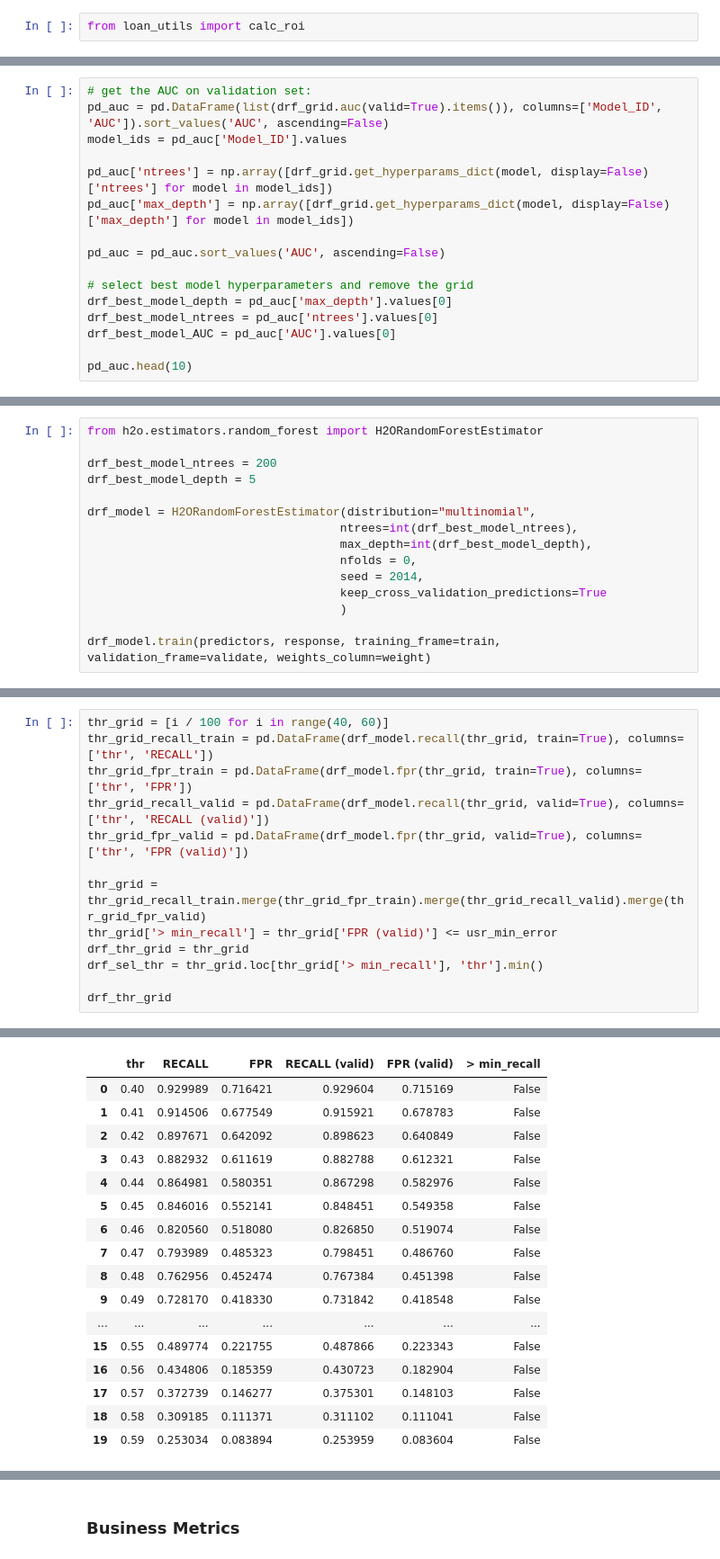
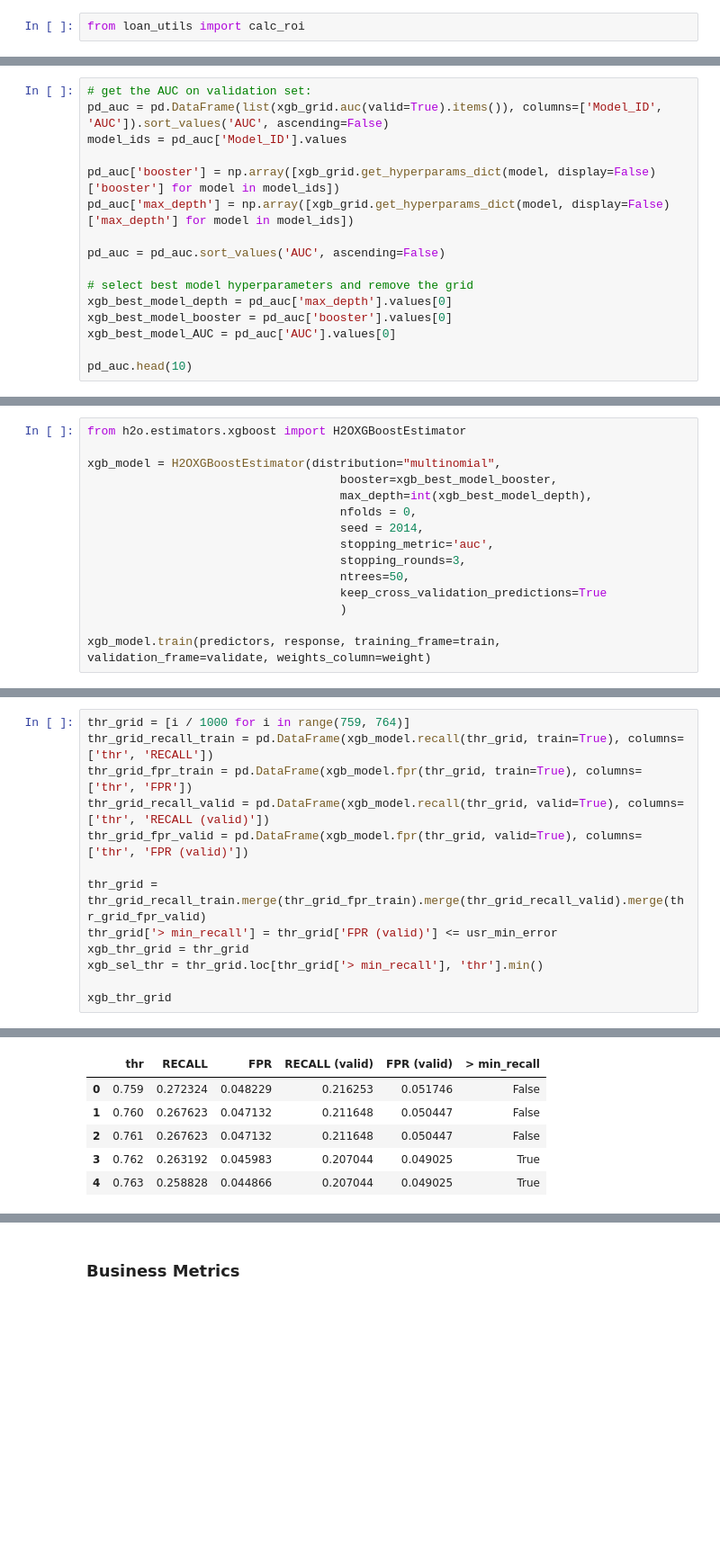
Before and after one commit to jakubglinka/ml-loan, a Jupyter notebook: notebooks/loan_defaults_prediction.ipynb, the cells around one changed output, grey strips where cells are left out. Shown: that part at 90% size. Drawn from its saved outputs; the diff is of its cells as text; blank space fills up the shorter version.

```diff
--- a/notebooks/loan_defaults_prediction.ipynb
+++ b/notebooks/loan_defaults_prediction.ipynb
@@ -1149,17 +1229,17 @@ drf_grid.train(predictors, response, training_frame=train, validation_frame=vali
 # %%
 # get the AUC on validation set:
-pd_auc = pd.DataFrame(list(drf_grid.auc(valid=True).items()), columns=['Model_ID', 'AUC']).sort_values('AUC', ascending=False)
+pd_auc = pd.DataFrame(list(xgb_grid.auc(valid=True).items()), columns=['Model_ID', 'AUC']).sort_values('AUC', ascending=False)
 model_ids = pd_auc['Model_ID'].values
 
-pd_auc['ntrees'] = np.array([drf_grid.get_hyperparams_dict(model, display=False)['ntrees'] for model in model_ids])
-pd_auc['max_depth'] = np.array([drf_grid.get_hyperparams_dict(model, display=False)['max_depth'] for model in model_ids])
+pd_auc['booster'] = np.array([xgb_grid.get_hyperparams_dict(model, display=False)['booster'] for model in model_ids])
+pd_auc['max_depth'] = np.array([xgb_grid.get_hyperparams_dict(model, display=False)['max_depth'] for model in model_ids])
 
 pd_auc = pd_auc.sort_values('AUC', ascending=False)
 
 # select best model hyperparameters and remove the grid
-drf_best_model_depth = pd_auc['max_depth'].values[0]
-drf_best_model_ntrees = pd_auc['ntrees'].values[0]
-drf_best_model_AUC = pd_auc['AUC'].values[0]
+xgb_best_model_depth = pd_auc['max_depth'].values[0]
+xgb_best_model_booster = pd_auc['booster'].values[0]
+xgb_best_model_AUC = pd_auc['AUC'].values[0]
 
 pd_auc.head(10)
 # %% [output]
@@ -1175,16 +1259,16 @@ pd_auc.head(10)
 # %%
-from h2o.estimators.random_forest import H2ORandomForestEstimator
+from h2o.estimators.xgboost import H2OXGBoostEstimator
 
-drf_best_model_ntrees = 200
-drf_best_model_depth = 5
-
-drf_model = H2ORandomForestEstimator(distribution="multinomial",
-                                    ntrees=int(drf_best_model_ntrees),
-                                    max_depth=int(drf_best_model_depth),
+xgb_model = H2OXGBoostEstimator(distribution="multinomial",
+                                    booster=xgb_best_model_booster,
+                                    max_depth=int(xgb_best_model_depth),
                                     nfolds = 0,
                                     seed = 2014,
+                                    stopping_metric='auc',
+                                    stopping_rounds=3,
+                                    ntrees=50,
                                     keep_cross_validation_predictions=True
                                     )
 
-drf_model.train(predictors, response, training_frame=train, validation_frame=validate, weights_column=weight)
+xgb_model.train(predictors, response, training_frame=train, validation_frame=validate, weights_column=weight)
 # %% [output]
@@ -1196,14 +1280,14 @@ drf_model.plot()
 # %%
-thr_grid = [i / 100 for i in range(40, 60)]
-thr_grid_recall_train = pd.DataFrame(drf_model.recall(thr_grid, train=True), columns=['thr', 'RECALL'])
-thr_grid_fpr_train = pd.DataFrame(drf_model.fpr(thr_grid, train=True), columns=['thr', 'FPR'])
-thr_grid_recall_valid = pd.DataFrame(drf_model.recall(thr_grid, valid=True), columns=['thr', 'RECALL (valid)'])
-thr_grid_fpr_valid = pd.DataFrame(drf_model.fpr(thr_grid, valid=True), columns=['thr', 'FPR (valid)'])
+thr_grid = [i / 1000 for i in range(759, 764)]
+thr_grid_recall_train = pd.DataFrame(xgb_model.recall(thr_grid, train=True), columns=['thr', 'RECALL'])
+thr_grid_fpr_train = pd.DataFrame(xgb_model.fpr(thr_grid, train=True), columns=['thr', 'FPR'])
+thr_grid_recall_valid = pd.DataFrame(xgb_model.recall(thr_grid, valid=True), columns=['thr', 'RECALL (valid)'])
+thr_grid_fpr_valid = pd.DataFrame(xgb_model.fpr(thr_grid, valid=True), columns=['thr', 'FPR (valid)'])
 
 thr_grid = thr_grid_recall_train.merge(thr_grid_fpr_train).merge(thr_grid_recall_valid).merge(thr_grid_fpr_valid)
 thr_grid['> min_recall'] = thr_grid['FPR (valid)'] <= usr_min_error
-drf_thr_grid = thr_grid
-drf_sel_thr = thr_grid.loc[thr_grid['> min_recall'], 'thr'].min()
+xgb_thr_grid = thr_grid
+xgb_sel_thr = thr_grid.loc[thr_grid['> min_recall'], 'thr'].min()
 
-drf_thr_grid
+xgb_thr_grid
 # %% [output]
@@ -1227,17 +1314,6 @@ Could not find exact threshold 0.59; using closest threshold found 0.58956016505
 |  | thr | RECALL | FPR | RECALL (valid) | FPR (valid) | > min_recall |
-| 0 | 0.40 | 0.929989 | 0.716421 | 0.929604 | 0.715169 | False |
-| 1 | 0.41 | 0.914506 | 0.677549 | 0.915921 | 0.678783 | False |
-| 2 | 0.42 | 0.897671 | 0.642092 | 0.898623 | 0.640849 | False |
-| 3 | 0.43 | 0.882932 | 0.611619 | 0.882788 | 0.612321 | False |
-| 4 | 0.44 | 0.864981 | 0.580351 | 0.867298 | 0.582976 | False |
-| 5 | 0.45 | 0.846016 | 0.552141 | 0.848451 | 0.549358 | False |
-| 6 | 0.46 | 0.820560 | 0.518080 | 0.826850 | 0.519074 | False |
-| 7 | 0.47 | 0.793989 | 0.485323 | 0.798451 | 0.486760 | False |
-| 8 | 0.48 | 0.762956 | 0.452474 | 0.767384 | 0.451398 | False |
-| 9 | 0.49 | 0.728170 | 0.418330 | 0.731842 | 0.418548 | False |
-| ... | ... | ... | ... | ... | ... | ... |
-| 15 | 0.55 | 0.489774 | 0.221755 | 0.487866 | 0.223343 | False |
-| 16 | 0.56 | 0.434806 | 0.185359 | 0.430723 | 0.182904 | False |
-| 17 | 0.57 | 0.372739 | 0.146277 | 0.375301 | 0.148103 | False |
-| 18 | 0.58 | 0.309185 | 0.111371 | 0.311102 | 0.111041 | False |
-| 19 | 0.59 | 0.253034 | 0.083894 | 0.253959 | 0.083604 | False |
+| 0 | 0.759 | 0.272324 | 0.048229 | 0.216253 | 0.051746 | False |
+| 1 | 0.760 | 0.267623 | 0.047132 | 0.211648 | 0.050447 | False |
+| 2 | 0.761 | 0.267623 | 0.047132 | 0.211648 | 0.050447 | False |
+| 3 | 0.762 | 0.263192 | 0.045983 | 0.207044 | 0.049025 | True |
+| 4 | 0.763 | 0.258828 | 0.044866 | 0.207044 | 0.049025 | True |
```
Also changed, not shown: parts of 86 cells of this notebook.
